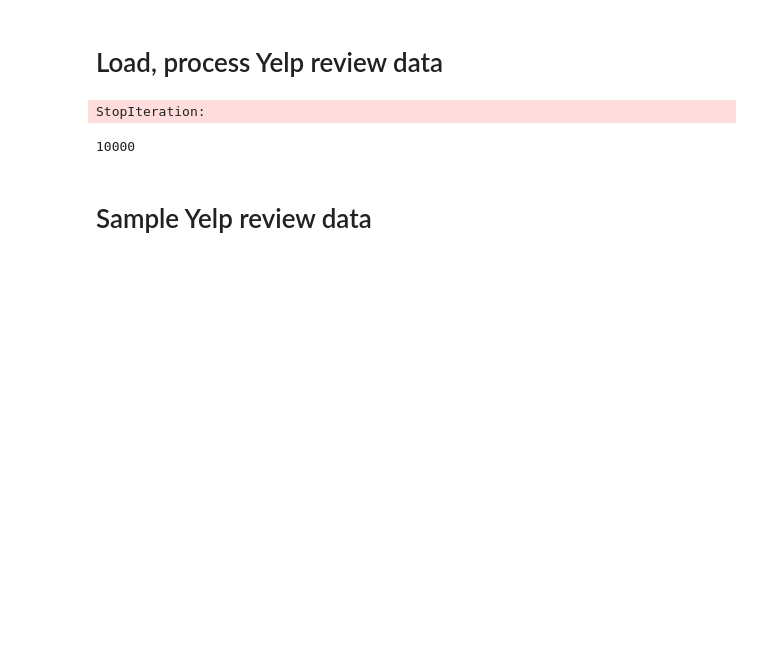
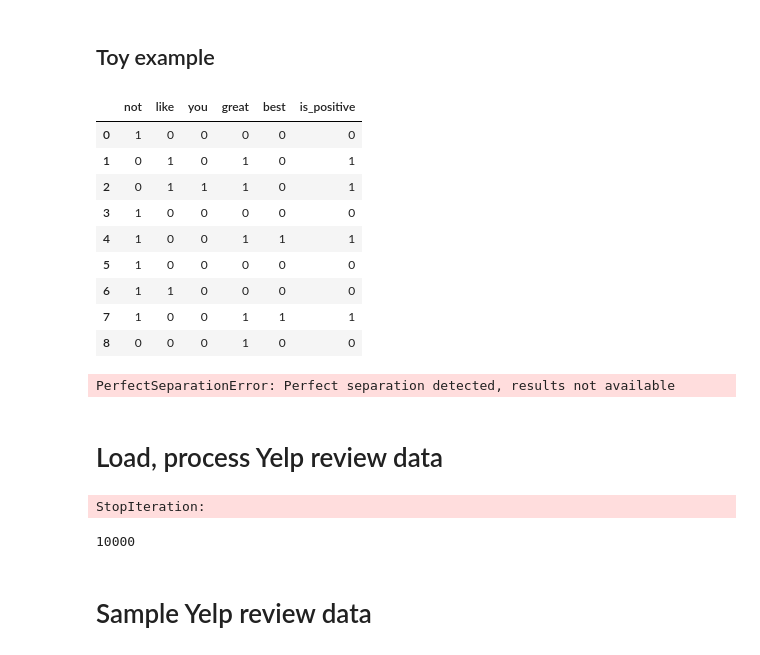
Before and after one commit to michaelmilleryoder/storyq_scripts, a Jupyter notebook: jupyter/sentiment_classifier.ipynb, the cells around one changed output. Cells and saved outputs as stored; diff of their text form; code cells hidden in the pictures; blank space fills up the shorter version.

```diff
--- a/jupyter/sentiment_classifier.ipynb
+++ b/jupyter/sentiment_classifier.ipynb
@@ -1,3 +113,40 @@
+# %% [markdown]
+## Toy example
+# %%
+import pandas as pd
+df = pd.DataFrame([
+    [1, 0, 0, 0, 0, 0],
+    [0, 1, 0, 1, 0, 1],
+    [0, 1, 1, 1, 0, 1],
+    [1, 0, 0, 0, 0, 0],
+    [1, 0, 0, 1, 1, 1],
+    [1, 0, 0, 0, 0, 0],
+    [1, 1, 0, 0, 0, 0],
+    [1, 0, 0, 1, 1, 1],
+    [0, 0, 0, 1, 0, 0],
+    ], columns=['not', 'like', 'you', 'great', 'best', 'is_positive'])
+df
+# %% [output]
+|  | not | like | you | great | best | is_positive |
+| 0 | 1 | 0 | 0 | 0 | 0 | 0 |
+| 1 | 0 | 1 | 0 | 1 | 0 | 1 |
+| 2 | 0 | 1 | 1 | 1 | 0 | 1 |
+| 3 | 1 | 0 | 0 | 0 | 0 | 0 |
+| 4 | 1 | 0 | 0 | 1 | 1 | 1 |
+| 5 | 1 | 0 | 0 | 0 | 0 | 0 |
+| 6 | 1 | 1 | 0 | 0 | 0 | 0 |
+| 7 | 1 | 0 | 0 | 1 | 1 | 1 |
+| 8 | 0 | 0 | 0 | 1 | 0 | 0 |
+# %%
+import statsmodels.api as sm
+
+X = df.loc[:, ['not', 'like', 'you', 'great', 'best']]
+y = df.is_positive
+logit = sm.Logit(y, X)
+result = logit.fit()
+result.summary()
+# %% [output]
+PerfectSeparationError: Perfect separation detected, results not available
 # %% [markdown]
 # Load, process Yelp review data
 # %%
```
Also changed, not shown: parts of 7 cells of this notebook, 1 other file.
